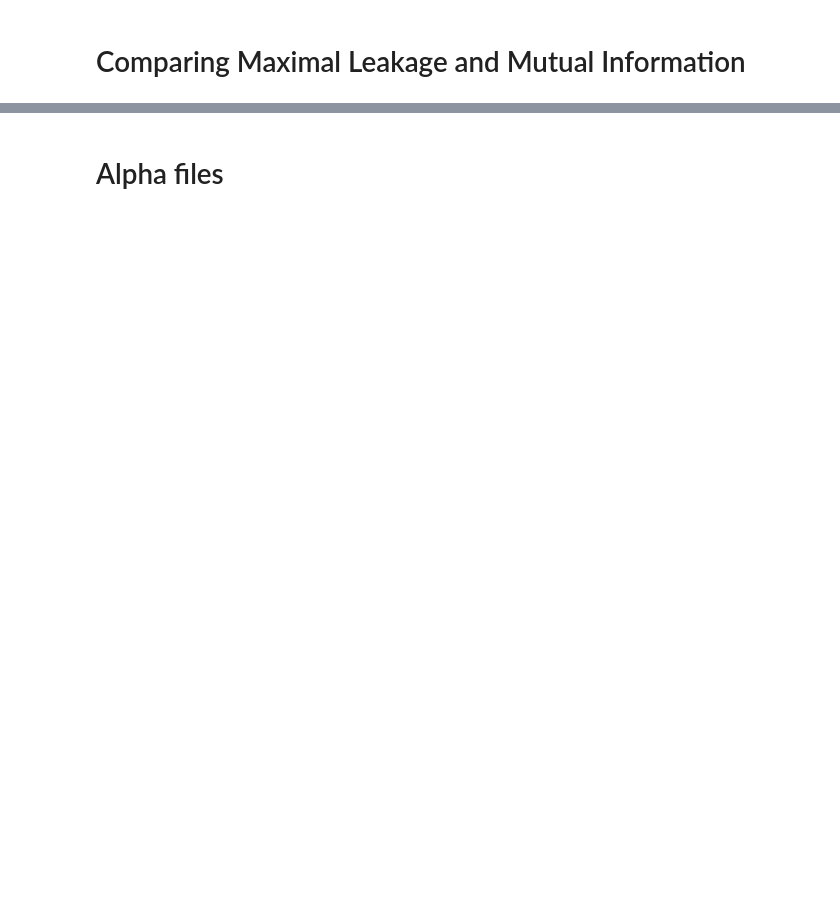
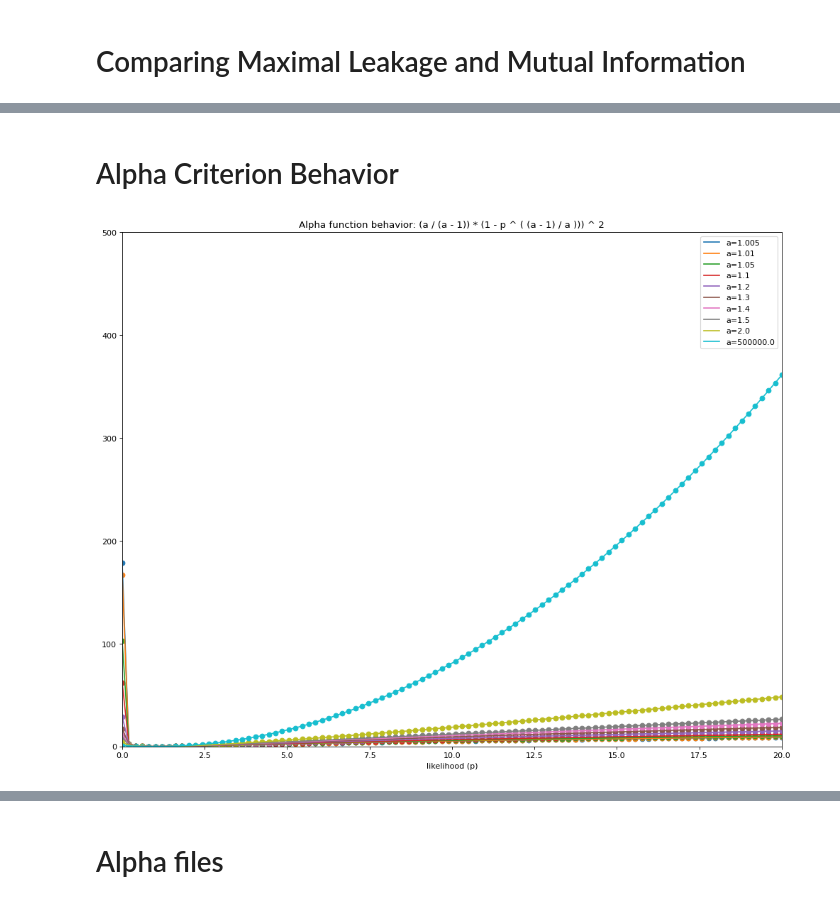
Before and after one commit to maxxiefjv/privpack, a Jupyter notebook: visualizing_binary_results.ipynb, the cells around one changed output, grey strips where cells are left out. Drawn from its saved outputs; the diff is of its cells as text; code cells hidden in the pictures; blank space fills up the shorter version.

```diff
--- a/visualizing_binary_results.ipynb
+++ b/visualizing_binary_results.ipynb
@@ -258,0 +259,30 @@ fig.savefig('binary_comparing_maxl_mi_plots.png')
+# %% [markdown]
+# Alpha Criterion Behavior
+# %%
+import math
+
+def alpha_loss(a, p):
+    return np.power((a / (a - 1)) * (1 - np.power(p, ( (a - 1) / a ))),2)
+
+xlim = 20
+probs = np.linspace(0.000001, xlim, 100)
+alphas = np.array([1.005, 1.01, 1.05, 1.1, 1.2, 1.3, 1.4, 1.5, 2, 500000])
+
+ys = np.array([alpha_loss(a, p) for a in alphas for p in probs]).reshape(alphas.shape[0], probs.shape[0])
+y = np.array([alpha_loss(1.005, p) for p in probs])
+figure(num=None, figsize=(15, 12), dpi=80, facecolor='w', edgecolor='k')
+# print(probs)
+for (i,a) in enumerate(alphas):
+    x = probs
+    y = ys[i, :]
+    plt.plot(x,y, label='a=' + str(a))
+    plt.scatter(x,y)
+    plt.xlim([0,xlim])
+    plt.ylim([0,500])
+    plt.xlabel('likelihood (p)')
+    plt.title('Alpha function behavior: (a / (a - 1)) * (1 - p ^ ( (a - 1) / a ))) ^ 2')
+    plt.legend()
+
+# plt.savefig('alpha_behavior_zoomout.png')
+# %% [output]
+[figure, added]
```
Also changed, not shown: parts of 20 cells of this notebook.
